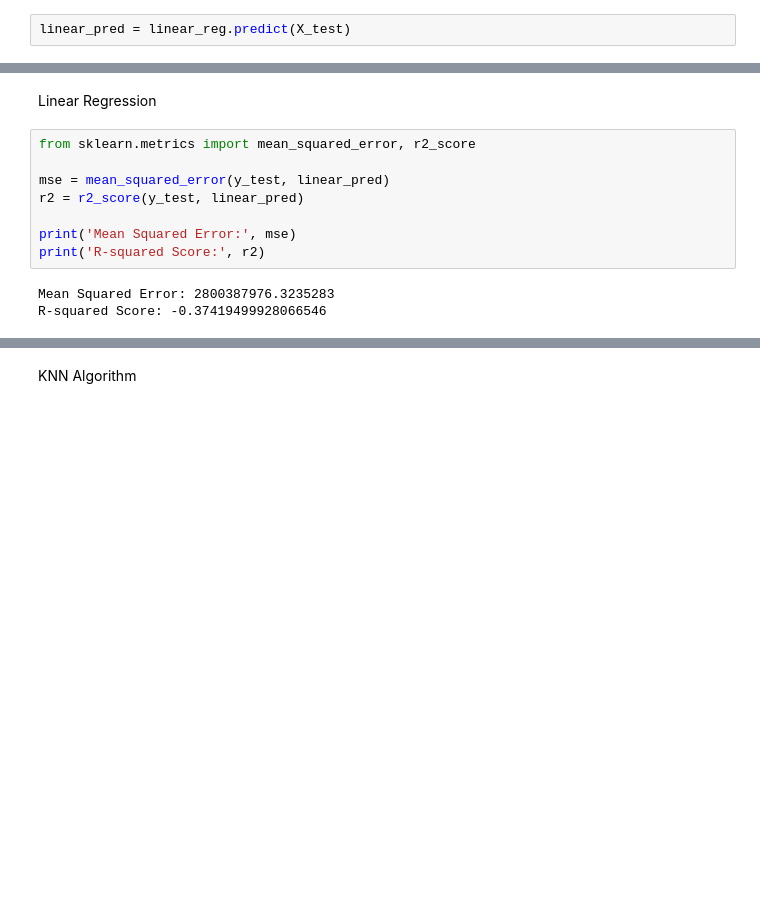
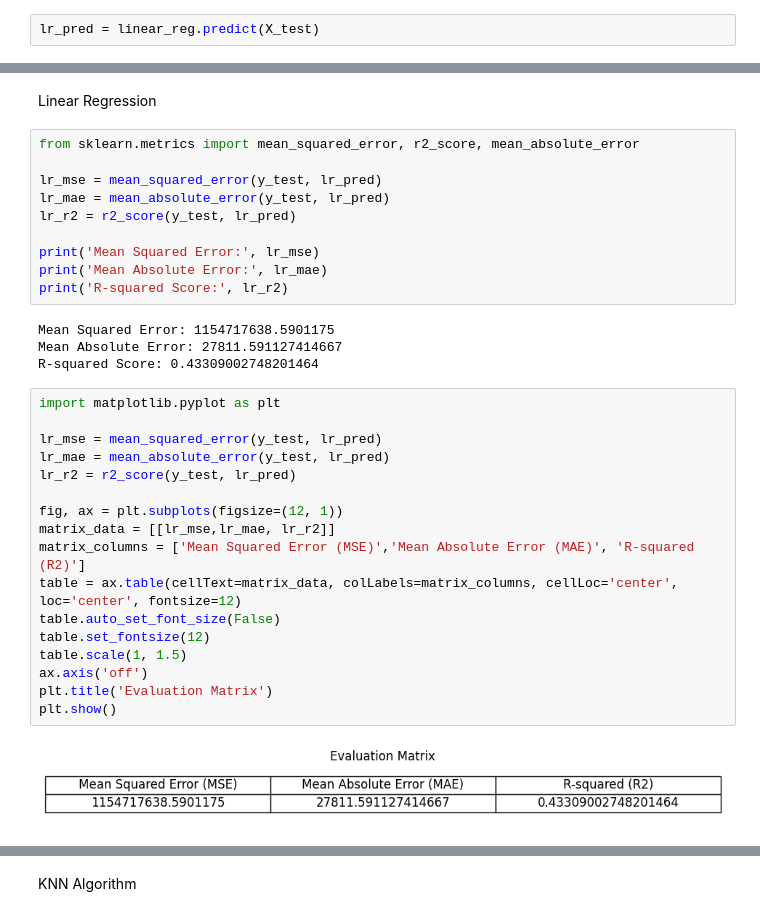
Before and after one commit to ukishore33/Analysing-cost-of-insurance-claims-post-an-unforeseen-event, a Jupyter notebook: Insurance_Claims_Unforeseen_Events_ML_Part.ipynb, the cells around one changed output, grey strips where cells are left out. Saved outputs shown, nothing was run; the diff lists cells and outputs as text; blank space fills up the shorter version.

```diff
--- a/Insurance_Claims_Unforeseen_Events_ML_Part.ipynb
+++ b/Insurance_Claims_Unforeseen_Events_ML_Part.ipynb
@@ -94,7 +128,7 @@ RandomForestRegressor(random_state=42)
 # %% [markdown]
 Linear Regression
 # %%
-linear_pred = linear_reg.predict(X_test)
+lr_pred = linear_reg.predict(X_test)
 # %% [markdown]
 KNN Algorithm
 # %%
@@ -115,13 +149,35 @@ y_pred = regression_model.predict(X_test)
 # %% [markdown]
 Linear Regression
 # %%
-from sklearn.metrics import mean_squared_error, r2_score
+from sklearn.metrics import mean_squared_error, r2_score, mean_absolute_error
 
-mse = mean_squared_error(y_test, linear_pred)
-r2 = r2_score(y_test, linear_pred)
+lr_mse = mean_squared_error(y_test, lr_pred)
+lr_mae = mean_absolute_error(y_test, lr_pred)
+lr_r2 = r2_score(y_test, lr_pred)
 
-print('Mean Squared Error:', mse)
-print('R-squared Score:', r2)
+print('Mean Squared Error:', lr_mse)
+print('Mean Absolute Error:', lr_mae)
+print('R-squared Score:', lr_r2)
 # %% [output]
-Mean Squared Error: 2800387976.3235283
-R-squared Score: -0.37419499928066546
+Mean Squared Error: 1154717638.5901175
+Mean Absolute Error: 27811.591127414667
+R-squared Score: 0.43309002748201464
+# %%
+import matplotlib.pyplot as plt
+
+lr_mse = mean_squared_error(y_test, lr_pred)
+lr_mae = mean_absolute_error(y_test, lr_pred)
+lr_r2 = r2_score(y_test, lr_pred)
+
+fig, ax = plt.subplots(figsize=(12, 1))
+matrix_data = [[lr_mse,lr_mae, lr_r2]]
+matrix_columns = ['Mean Squared Error (MSE)','Mean Absolute Error (MAE)', 'R-squared (R2)']
+table = ax.table(cellText=matrix_data, colLabels=matrix_columns, cellLoc='center', loc='center', fontsize=12)
+table.auto_set_font_size(False)
+table.set_fontsize(12)
+table.scale(1, 1.5)
+ax.axis('off')
+plt.title('Evaluation Matrix')
+plt.show()
+# %% [output]
+[figure, added]
```
Also changed, not shown: parts of 33 cells of this notebook.
